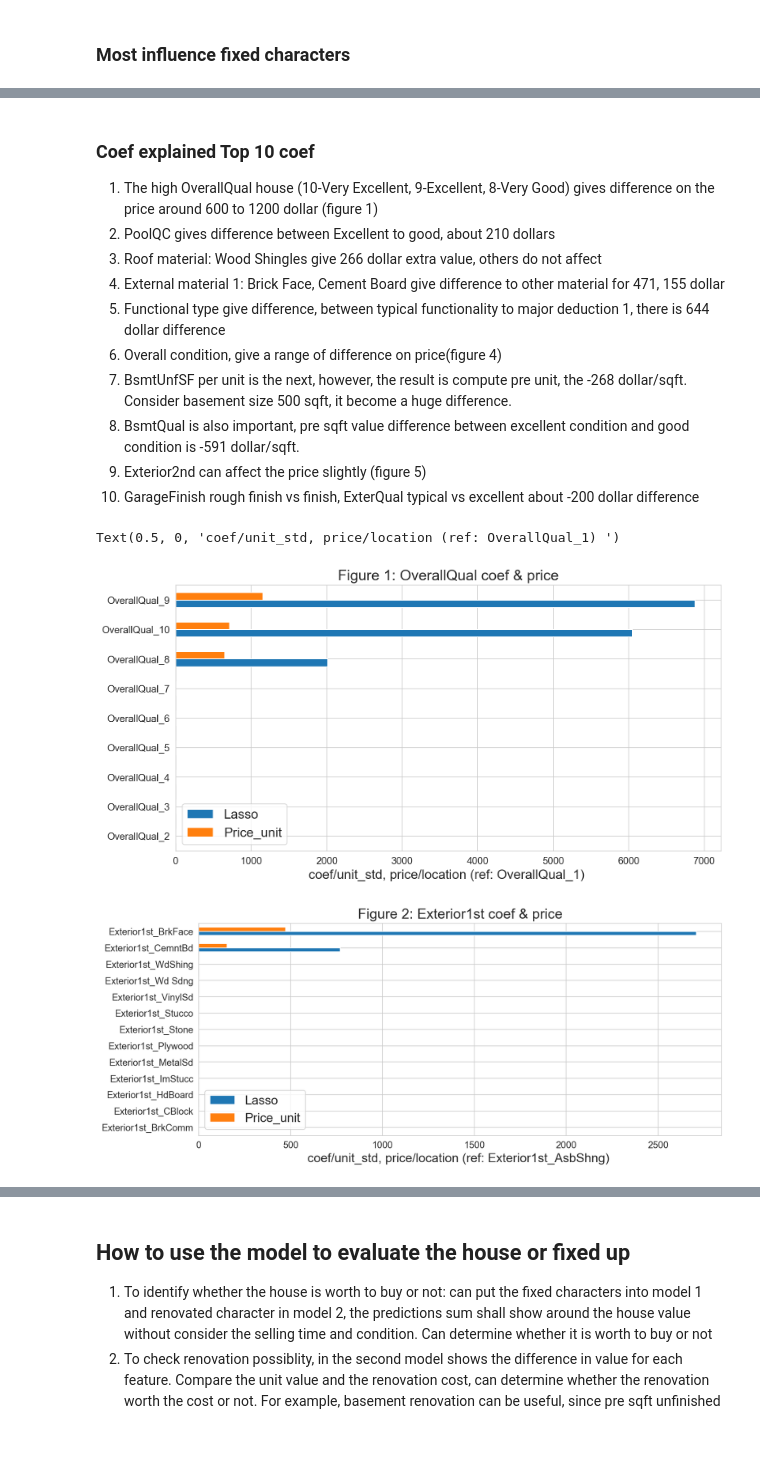
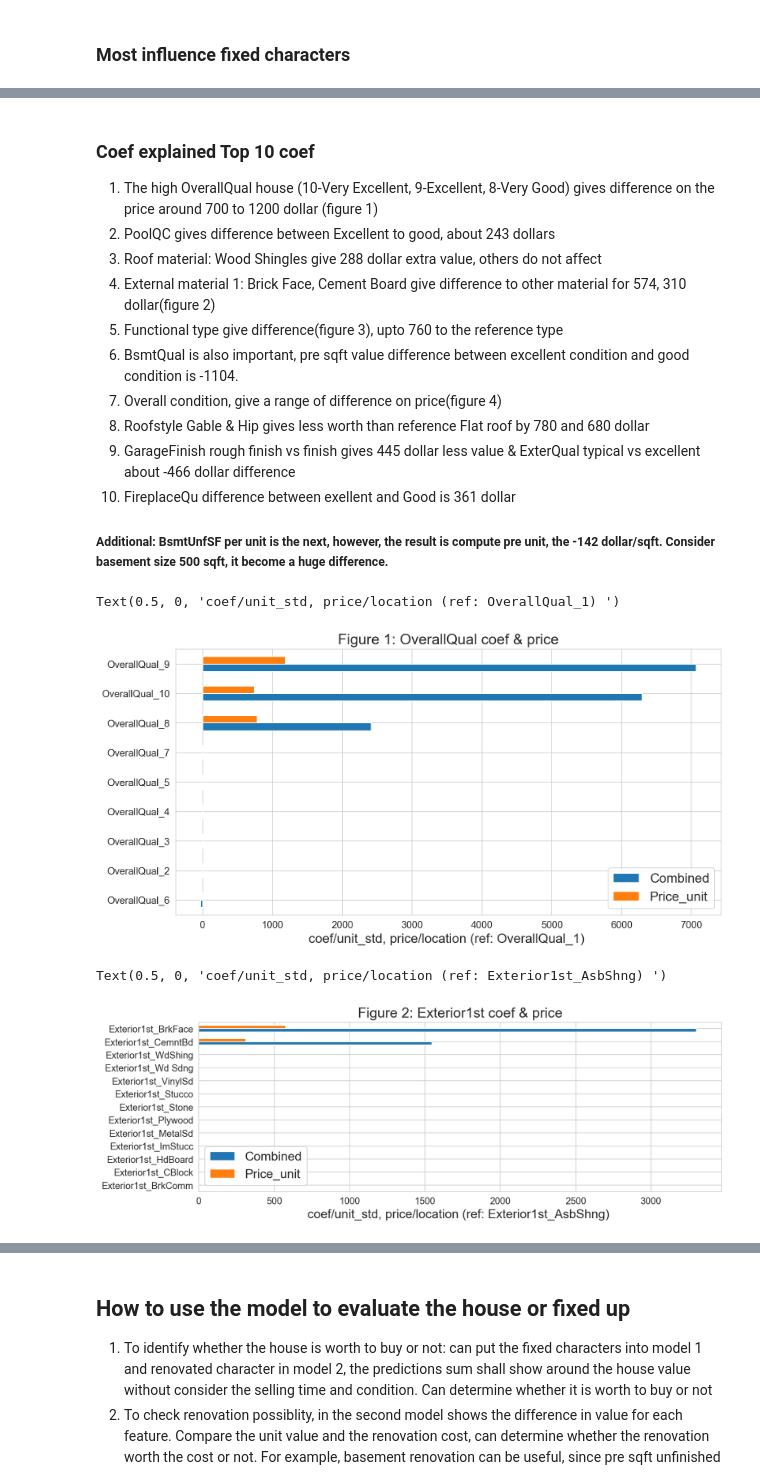
Before and after one commit to Miaowshroom/project3_a2, a Jupyter notebook: project-03-combined.ipynb, the cells around one changed output, grey strips where cells are left out. Cells and saved outputs as stored; diff of their text form; code cells hidden in the pictures; blank space fills up the shorter version.

Commit message:
fixed model 2, bsmtsf did not drop, used combined model

```diff
--- a/project-03-combined.ipynb
+++ b/project-03-combined.ipynb
@@ -1222,6 +1222,9 @@ object_col = [col for col in reno_ch if reno_predictor[col].dtype==object]
 object_col.extend(['OverallQual', 'OverallCond'])
 dummy_col = [col for col in object_col if col not in ['BsmtFinType1', 'BsmtFinType2']]
 X_train_q2 = pd.get_dummies(reno_predictor, columns=dummy_col, drop_first=True)
+
+# handle 'BsmtFinType1', 'BsmtFinType2' separately, to get type1 type2 size as value
+
 X_train_q2 = pd.get_dummies(X_train_q2, columns=['BsmtFinType1', 'BsmtFinType2'], drop_first=False)
 X_train_q2.drop(columns=['BsmtFinType1_NA', 'BsmtFinType2_NA'], inplace=True)
 BsmtFinType1_col = [col for col in X_train_q2.columns if 'BsmtFinType1' in col]
@@ -1229,7 +1232,7 @@ BsmtFinType2_col = [col for col in X_train_q2.columns if 'BsmtFinType2' in col]
 
 X_train_q2.loc[:,BsmtFinType1_col]= X_train_q2.loc[:,BsmtFinType1_col].apply(lambda x: x*X_train_q2.BsmtFinSF1)
 X_train_q2.loc[:,BsmtFinType2_col]= X_train_q2.loc[:,BsmtFinType2_col].apply(lambda x: x*X_train_q2.BsmtFinSF2)
-X_train_q2.drop(columns=['BsmtFinSF1','BsmtFinSF2'])
+X_train_q2.drop(columns=['BsmtFinSF1','BsmtFinSF2'], inplace=True)
 # no object datatype
 np.argwhere(X_train_q2.dtypes == object)
 # %% [output]
@@ -1239,6 +1242,8 @@ array([], shape=(0, 1), dtype=int64)
 
 reno_predictor = test_data[reno_ch]
 X_test_q2 = pd.get_dummies(reno_predictor, columns=dummy_col, drop_first=True)
+
+# handle 'BsmtFinType1', 'BsmtFinType2' separately, to get type1 type2 size as value
 
 X_test_q2 = pd.get_dummies(X_test_q2, columns=['BsmtFinType1', 'BsmtFinType2'], drop_first=False)
 X_test_q2.drop(columns=['BsmtFinType1_NA', 'BsmtFinType2_NA'], inplace=True)
@@ -1247,7 +1252,7 @@ BsmtFinType2_col = [col for col in X_test_q2.columns if 'BsmtFinType2' in col]
 
 X_test_q2.loc[:,BsmtFinType1_col]= X_test_q2.loc[:,BsmtFinType1_col].apply(lambda x: x*X_test_q2.BsmtFinSF1)
 X_test_q2.loc[:,BsmtFinType2_col]= X_test_q2.loc[:,BsmtFinType2_col].apply(lambda x: x*X_test_q2.BsmtFinSF2)
-X_test_q2.drop(columns=['BsmtFinSF1','BsmtFinSF2'])
+X_test_q2.drop(columns=['BsmtFinSF1','BsmtFinSF2'], inplace=True)
 
 
 # no object
@@ -1645,0 +1662,6 @@ Score_method_q2
+# %%
+# combined coef
+combined_predict_coef_q2 = (Feature_coef_q2.loc[:, "Lasso"] *Score_method_q2.loc["Test_score", "Lasso"]
+                        + Feature_coef_q2.loc[:, "KBest_LR"]*Score_method_q2.loc["Test_score", "KBest_LR"])/Score_method_q2.loc['Test_score',['Lasso','KBest_LR']].sum()
+Feature_coef_q2.loc[:,'Combined'] = combined_predict_coef_q2
+Feature_coef_q2.iloc[np.argsort(Feature_coef_q2.Combined.abs())[::-1]].head(30)
@@ -1712,8 +1756,8 @@ dummy_col.extend(['BsmtFinType1', 'BsmtFinType2'])
 ### Most influence fixed characters
 # %%
 # convert the feature coef from price/std to price/(original unit of feature)
-q2_model_coef = Feature_coef_q2[['Lasso']].copy()
-q2_model_coef['Price_unit'] = q2_model_coef.apply(lambda x:x*X_train_q2.std()/(X_train_q2.max()-X_train_q2.min()))
-q2_model_coef.loc['Intercept','Price_unit'] = q2_model_coef.loc['Intercept','Lasso']
-q2_model_coef.iloc[np.argsort(q2_model_coef.Lasso.abs())[::-1]].head(30)
+combined_model_coef_q2 = Feature_coef_q2[['Combined']].copy()
+combined_model_coef_q2['Price_unit'] = combined_model_coef_q2.apply(lambda x:x*X_train_q2.std()/(X_train_q2.max()-X_train_q2.min()))
+combined_model_coef_q2.loc['Intercept','Price_unit'] = combined_model_coef_q2.loc['Intercept','Combined']
+combined_model_coef_q2.iloc[np.argsort(combined_model_coef_q2.Combined.abs())[::-1]].head(40)
 # %% [output]
@@ -1737,19 +1781,21 @@ q2_model_coef.iloc[np.argsort(q2_model_coef.Lasso.abs())[::-1]].head(30)
 # %% [markdown]
 ### Coef explained Top 10 coef
-1. The high OverallQual house (10-Very Excellent, 9-Excellent, 8-Very Good) gives difference on the price around 600 to 1200 dollar (figure 1)
-2. PoolQC gives difference between Excellent to good, about 210 dollars
-3. Roof material: Wood Shingles give 266 dollar extra value, others do not affect
-4. External material 1: Brick Face, Cement Board give difference to other material for 471, 155 dollar
-5. Functional type give difference, between typical functionality to major deduction 1, there is 644 dollar difference
-6. Overall condition, give a range of difference on price(figure 4)
-7. BsmtUnfSF per unit is the next, however, the result is compute pre unit, the -268 dollar/sqft. Consider basement size 500 sqft, it become a huge difference.
-8. BsmtQual is also important, pre sqft value difference between excellent condition and good condition is -591 dollar/sqft.
-9. Exterior2nd can affect the price slightly (figure 5)
-10. GarageFinish rough finish vs finish, ExterQual typical vs excellent about -200 dollar difference
+1. The high OverallQual house (10-Very Excellent, 9-Excellent, 8-Very Good) gives difference on the price around 700 to 1200 dollar (figure 1)
+2. PoolQC gives difference between Excellent to good, about 243 dollars
+3. Roof material: Wood Shingles give 288 dollar extra value, others do not affect
+4. External material 1: Brick Face, Cement Board give difference to other material for 574, 310 dollar(figure 2)
+5. Functional type give difference(figure 3), upto 760 to the reference type
+6. BsmtQual is also important, pre sqft value difference between excellent condition and good condition is -1104.
+7. Overall condition, give a range of difference on price(figure 4)
+8. Roofstyle Gable & Hip gives less worth than reference Flat roof by 780 and 680 dollar
+9. GarageFinish rough finish vs finish gives 445 dollar less value & ExterQual typical vs excellent about -466 dollar difference
+10. FireplaceQu difference between exellent and Good is 361 dollar
+
+##### Additional:  BsmtUnfSF per unit is the next, however, the result is compute pre unit, the -142 dollar/sqft. Consider basement size 500 sqft, it become a huge difference.
 # %%
 # OverallQual
-neigh_col = [index for index in q2_model_coef.index if 'OverallQual' in index ]
-ax = q2_model_coef.loc[neigh_col,:].sort_values(by='Lasso').plot(kind='barh' )
+neigh_col = [index for index in combined_model_coef_q2.index if 'OverallQual' in index ]
+ax = combined_model_coef_q2.loc[neigh_col,:].sort_values(by='Combined').plot(kind='barh' )
 plt.gcf().set_size_inches(12,6)
 plt.title('Figure 1: OverallQual coef & price', fontsize=18)
 ax.tick_params(labelsize=12)
@@ -1757,16 +1803,17 @@ plt.legend(prop={'size': 16})
 ax.set_xlabel('coef/unit_std, price/location (ref: OverallQual_1) ',size=16)
 # %% [output]
 Text(0.5, 0, 'coef/unit_std, price/location (ref: OverallQual_1) ')
-[figure, old version]
+[figure, new version]
 # %%
 # Exterior1st
-neigh_col = [index for index in q2_model_coef.index if 'Exterior1st' in index ]
-ax = q2_model_coef.loc[neigh_col,:].sort_values(by='Lasso').plot(kind='barh' )
-plt.gcf().set_size_inches(12,5)
+neigh_col = [index for index in combined_model_coef_q2.index if 'Exterior1st' in index ]
+ax = combined_model_coef_q2.loc[neigh_col,:].sort_values(by='Combined').plot(kind='barh' )
+plt.gcf().set_size_inches(12,4)
 plt.title('Figure 2: Exterior1st coef & price', fontsize=18)
 ax.tick_params(labelsize=12)
 plt.legend(prop={'size': 16})
-ax.set_xlabel('coef/unit_std, price/location (ref: Exterior1st_AsbShng) ',size=16);
+ax.set_xlabel('coef/unit_std, price/location (ref: Exterior1st_AsbShng) ',size=16)
 # %% [output]
+Text(0.5, 0, 'coef/unit_std, price/location (ref: Exterior1st_AsbShng) ')
-[figure, old version]
+[figure, new version]
 # %%
```
Also changed, not shown: parts of 44 cells of this notebook, 2 other files.
